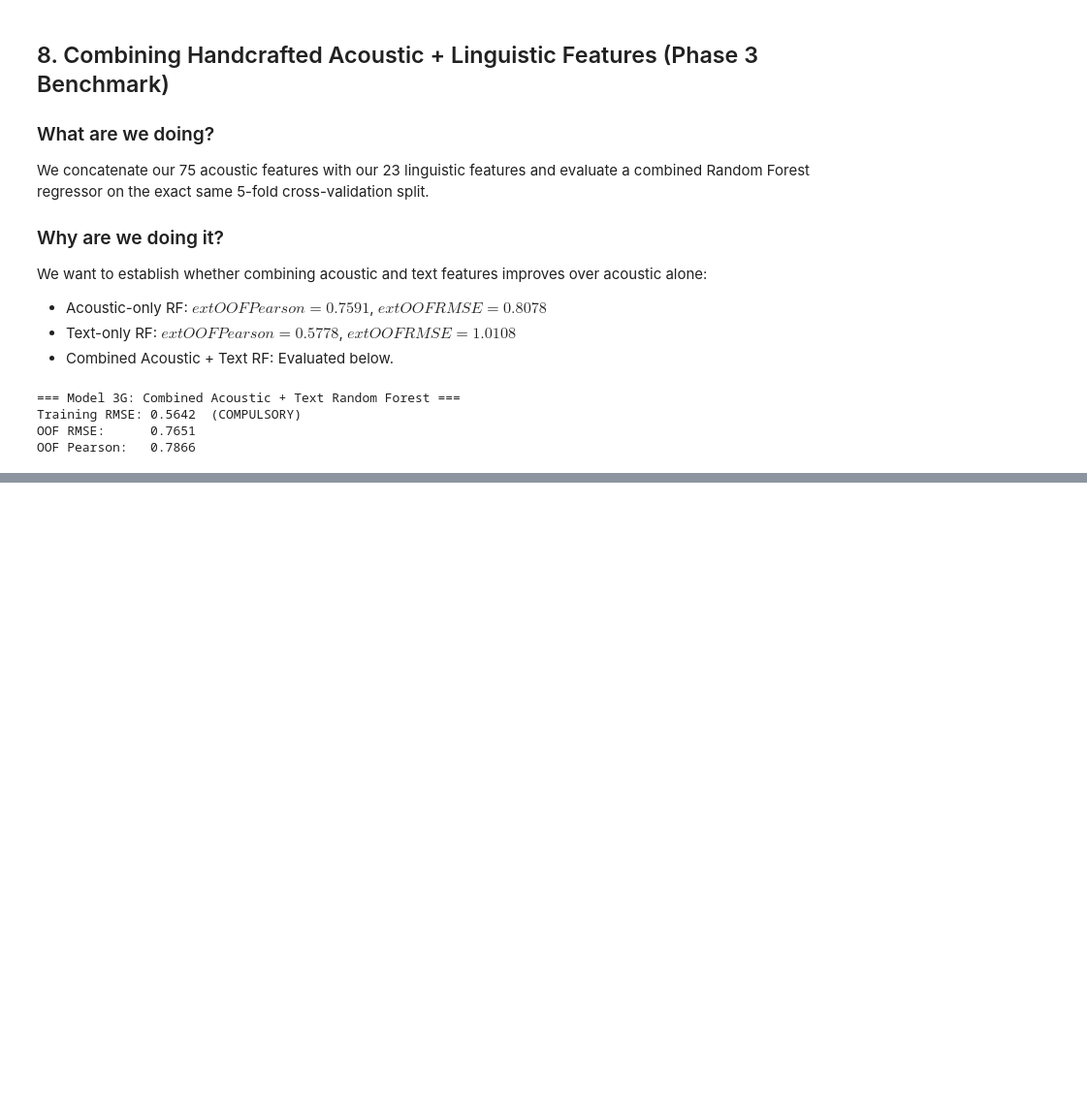
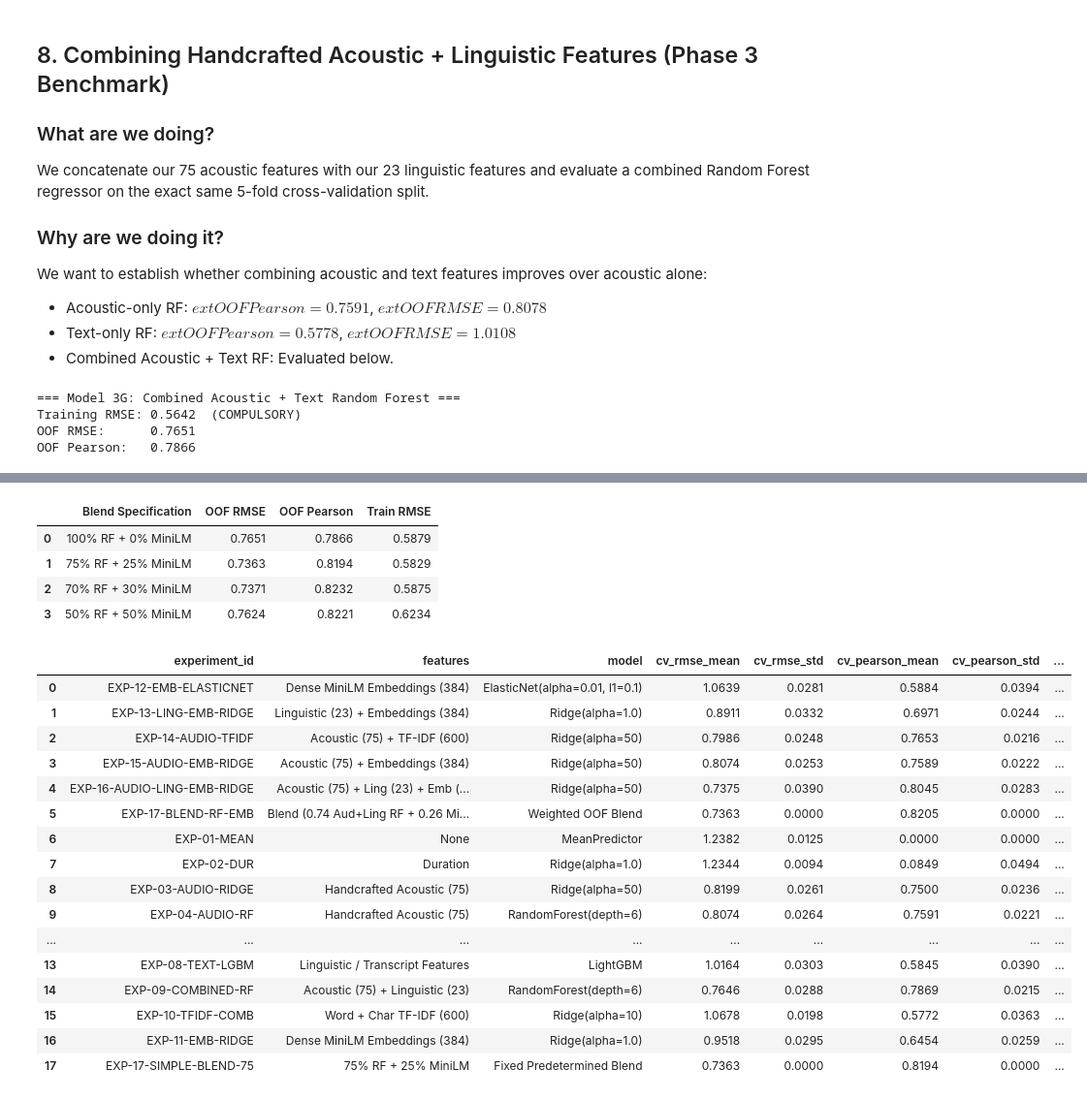
Before and after one commit to nandinikhandelwal120603/SHL_HIRING_ASSESMENT, a Jupyter notebook: notebook/shl_grammar_scoring.ipynb, the cells around one changed output, grey strips where cells are left out. Shown at 97% size. Cells and saved outputs as stored; diff of their text form; code cells hidden in the pictures; blank space fills up the shorter version.

```diff
--- a/notebook/shl_grammar_scoring.ipynb
+++ b/notebook/shl_grammar_scoring.ipynb
@@ -1407,0 +1029,51 @@ The **weighted ensemble blend** ($73.7\%$ Acoustic+Linguistic Random Forest + $2
+# %%
+# Predetermined Blends on Seed 42
+oof_rf_42 = res_comb_rf['oof_preds']
+oof_rg_42 = res_emb_ridge['oof_preds']
+
+predet_results = []
+for w_rf, w_rg in [(1.0, 0.0), (0.75, 0.25), (0.70, 0.30), (0.50, 0.50)]:
+    b_pred = w_rf * oof_rf_42 + w_rg * oof_rg_42
+    b_rmse = root_mean_squared_error(y_true, b_pred)
+    b_r = safe_pearsonr(y_true, b_pred)
+    full_train = np.clip(w_rf * res_comb_rf['fitted_models'][0].predict(X_comb_al) + w_rg * res_emb_ridge['fitted_models'][0].predict(X_emb), 0.0, 5.0)
+    tr_rmse = root_mean_squared_error(y_true, full_train)
+    predet_results.append({
+        'Blend Specification': f"{int(w_rf*100)}% RF + {int(w_rg*100)}% MiniLM",
+        'OOF RMSE': round(b_rmse, 4),
+        'OOF Pearson': round(b_r, 4),
+        'Train RMSE': round(tr_rmse, 4)
+    })
+
+df_predet = pd.DataFrame(predet_results)
+display(df_predet)
+
+tracker.record("EXP-17-SIMPLE-BLEND-75", "75% RF + 25% MiniLM", "Fixed Predetermined Blend", {
+    "cv_rmse_mean": df_predet.iloc[1]['OOF RMSE'], "cv_rmse_std": 0.0,
+    "cv_pearson_mean": df_predet.iloc[1]['OOF Pearson'], "cv_pearson_std": 0.0,
+    "oof_rmse": df_predet.iloc[1]['OOF RMSE'], "oof_pearson": df_predet.iloc[1]['OOF Pearson'],
+    "train_rmse": df_predet.iloc[1]['Train RMSE'], "oof_preds": 0.75 * oof_rf_42 + 0.25 * oof_rg_42
+}, "Robust non-optimized 3:1 blend")
+# %% [output]
+|  | Blend Specification | OOF RMSE | OOF Pearson | Train RMSE |
+| 0 | 100% RF + 0% MiniLM | 0.7651 | 0.7866 | 0.5879 |
+| 1 | 75% RF + 25% MiniLM | 0.7363 | 0.8194 | 0.5829 |
+| 2 | 70% RF + 30% MiniLM | 0.7371 | 0.8232 | 0.5875 |
+| 3 | 50% RF + 50% MiniLM | 0.7624 | 0.8221 | 0.6234 |
+|  | experiment_id | features | model | cv_rmse_mean | cv_rmse_std | cv_pearson_mean | cv_pearson_std | ... |
+| 0 | EXP-12-EMB-ELASTICNET | Dense MiniLM Embeddings (384) | ElasticNet(alpha=0.01, l1=0.1) | 1.0639 | 0.0281 | 0.5884 | 0.0394 | ... |
+| 1 | EXP-13-LING-EMB-RIDGE | Linguistic (23) + Embeddings (384) | Ridge(alpha=1.0) | 0.8911 | 0.0332 | 0.6971 | 0.0244 | ... |
+| 2 | EXP-14-AUDIO-TFIDF | Acoustic (75) + TF-IDF (600) | Ridge(alpha=50) | 0.7986 | 0.0248 | 0.7653 | 0.0216 | ... |
+| 3 | EXP-15-AUDIO-EMB-RIDGE | Acoustic (75) + Embeddings (384) | Ridge(alpha=50) | 0.8074 | 0.0253 | 0.7589 | 0.0222 | ... |
+| 4 | EXP-16-AUDIO-LING-EMB-RIDGE | Acoustic (75) + Ling (23) + Emb (... | Ridge(alpha=50) | 0.7375 | 0.0390 | 0.8045 | 0.0283 | ... |
+| 5 | EXP-17-BLEND-RF-EMB | Blend (0.74 Aud+Ling RF + 0.26 Mi... | Weighted OOF Blend | 0.7363 | 0.0000 | 0.8205 | 0.0000 | ... |
+| 6 | EXP-01-MEAN | None | MeanPredictor | 1.2382 | 0.0125 | 0.0000 | 0.0000 | ... |
+| 7 | EXP-02-DUR | Duration | Ridge(alpha=1.0) | 1.2344 | 0.0094 | 0.0849 | 0.0494 | ... |
+| 8 | EXP-03-AUDIO-RIDGE | Handcrafted Acoustic (75) | Ridge(alpha=50) | 0.8199 | 0.0261 | 0.7500 | 0.0236 | ... |
+| 9 | EXP-04-AUDIO-RF | Handcrafted Acoustic (75) | RandomForest(depth=6) | 0.8074 | 0.0264 | 0.7591 | 0.0221 | ... |
+| ... | ... | ... | ... | ... | ... | ... | ... | ... |
+| 13 | EXP-08-TEXT-LGBM | Linguistic / Transcript Features | LightGBM | 1.0164 | 0.0303 | 0.5845 | 0.0390 | ... |
+| 14 | EXP-09-COMBINED-RF | Acoustic (75) + Linguistic (23) | RandomForest(depth=6) | 0.7646 | 0.0288 | 0.7869 | 0.0215 | ... |
+| 15 | EXP-10-TFIDF-COMB | Word + Char TF-IDF (600) | Ridge(alpha=10) | 1.0678 | 0.0198 | 0.5772 | 0.0363 | ... |
+| 16 | EXP-11-EMB-RIDGE | Dense MiniLM Embeddings (384) | Ridge(alpha=1.0) | 0.9518 | 0.0295 | 0.6454 | 0.0259 | ... |
+| 17 | EXP-17-SIMPLE-BLEND-75 | 75% RF + 25% MiniLM | Fixed Predetermined Blend | 0.7363 | 0.0000 | 0.8194 | 0.0000 | ... |
```
Also changed, not shown: parts of 46 cells of this notebook, 3 other files.
